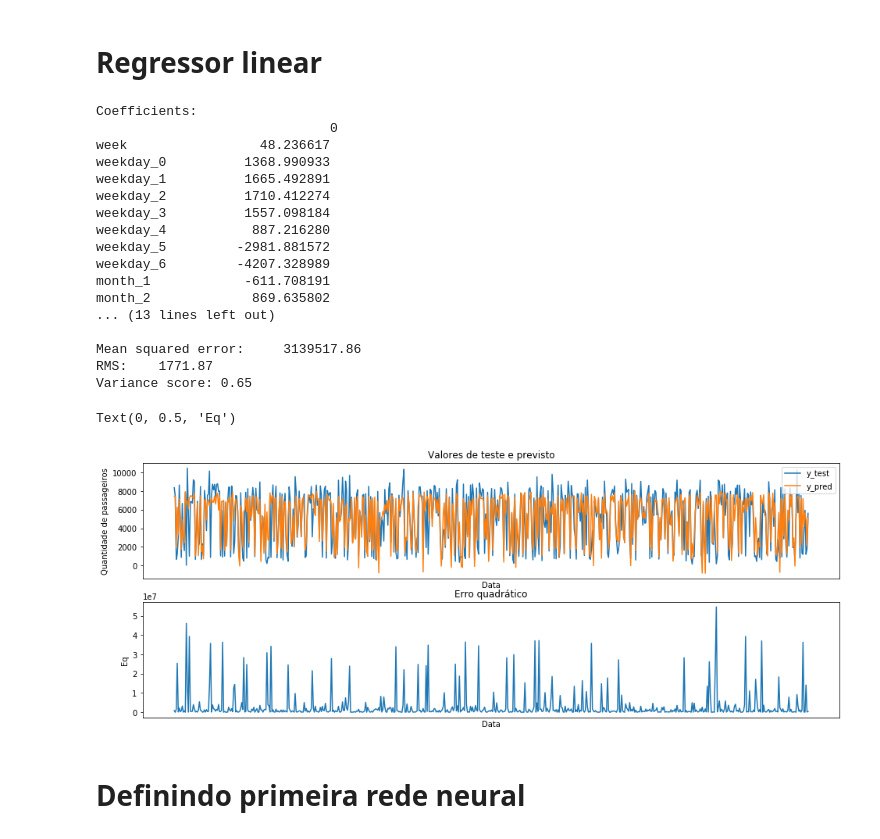
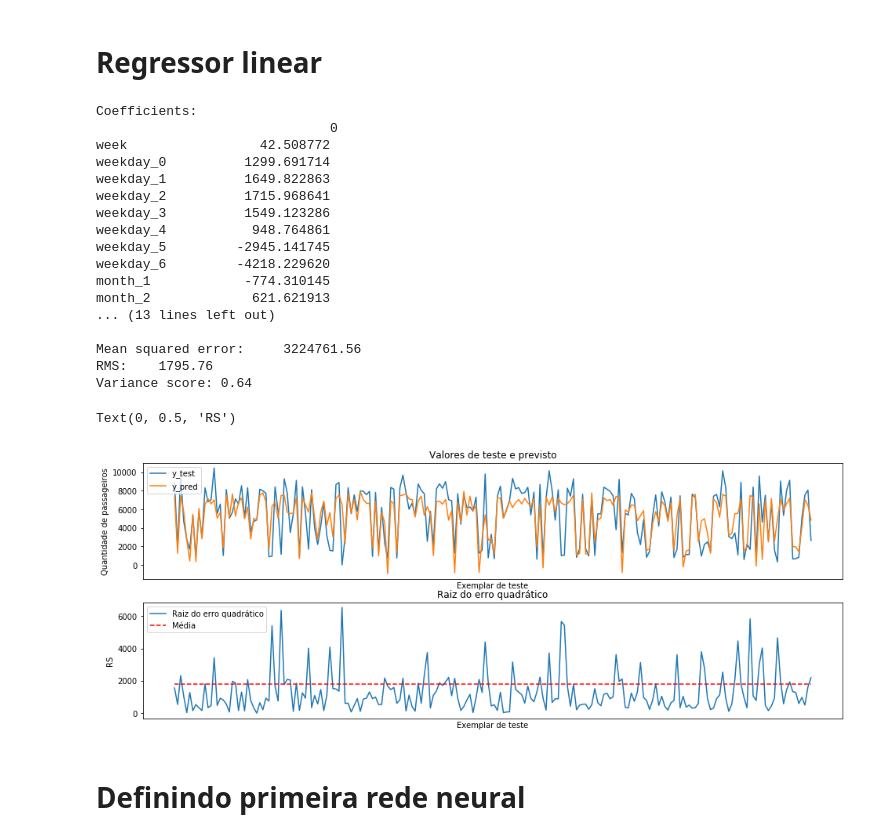
Before and after one commit to henriquemeloo/psi3571-regressor-circulares, a Jupyter notebook: models.ipynb, the cells around one changed output. Cells and saved outputs as stored; diff of their text form; code cells hidden in the pictures.

```diff
--- a/models.ipynb
+++ b/models.ipynb
@@ -35,7 +36,7 @@ circular_database.sample(5)
 X = circular_database.drop(columns=['8012','8022'])
 y = circular_database[['8012','8022']].sum(axis=1)
 #create train and test datasets
-X_train, X_test, y_train, y_test = train_test_split(X, y, test_size=0.3)
+X_train, X_test, y_train, y_test = train_test_split(X, y, test_size=0.1)
 
 # Create linear regression object
 regr = linear_model.LinearRegression(fit_intercept=True)
@@ -48,53 +49,57 @@ y_pred = regr.predict(X_test)
 # The coefficients
 print('Coefficients: \n', pd.DataFrame(regr.coef_, index=X.columns), '\n')
 # The mean squared error
 print("Mean squared error:\t%.2f" % mean_squared_error(y_test, y_pred))
 # RMS
 print("RMS:\t%.2f" % np.sqrt(mean_squared_error(y_test, y_pred)))
 # Explained variance score (1 is perfect prediction)
 print('Variance score:\t%.2f' % r2_score(y_test, y_pred))
 # Plot outputs
 df = pd.DataFrame(index=y_test.index, columns=['y_test', 'y_pred'])
 df['y_test'] = y_test
 df['y_pred'] = y_pred
 df.sort_index()
 
 plt.figure(figsize=(16,6))
 
 ax0 = plt.subplot(211)
 plt.title('Valores de teste e previsto')
 plt.plot(df.index, df['y_test'], df.index, df['y_pred'])
 plt.xticks(())
-plt.xlabel('Data')
+plt.xlabel('Exemplar de teste')
 plt.ylabel('Quantidade de passageiros')
 plt.legend(['y_test', 'y_pred'])
 
 plt.subplot(212, sharex=ax0)
-plt.title('Erro quadrático')
-plt.plot(df.index, np.square(df['y_test']-df['y_pred']))
+plt.title('Raiz do erro quadrático')
+plt.plot(df.index,
+         np.sqrt(np.square(df['y_test']-df['y_pred'])),
+         df.index,
+         np.ones(len(df)) * np.sqrt(mean_squared_error(y_test, y_pred)), '--r')
+plt.legend(['Raiz do erro quadrático', 'Média'])
 plt.xticks(())
-plt.xlabel('Data')
-plt.ylabel('Eq')
+plt.xlabel('Exemplar de teste')
+plt.ylabel('RS')
 # %% [output]
 Coefficients:
                               0
-week                 48.236617
-weekday_0          1368.990933
-weekday_1          1665.492891
-weekday_2          1710.412274
-weekday_3          1557.098184
-weekday_4           887.216280
-weekday_5         -2981.881572
-weekday_6         -4207.328989
-month_1            -611.708191
-month_2             869.635802
+week                 42.508772
+weekday_0          1299.691714
+weekday_1          1649.822863
+weekday_2          1715.968641
+weekday_3          1549.123286
+weekday_4           948.764861
+weekday_5         -2945.141745
+weekday_6         -4218.229620
+month_1            -774.310145
+month_2             621.621913
 ... (13 lines left out)
 
-Mean squared error:     3139517.86
-RMS:    1771.87
-Variance score: 0.65
+Mean squared error:     3224761.56
+RMS:    1795.76
+Variance score: 0.64
-Text(0, 0.5, 'Eq')
+Text(0, 0.5, 'RS')
-[figure, old version]
+[figure, new version]
 # %% [markdown]
 # Definindo primeira rede neural
 # %%
```
Also changed, not shown: parts of 12 cells of this notebook.
